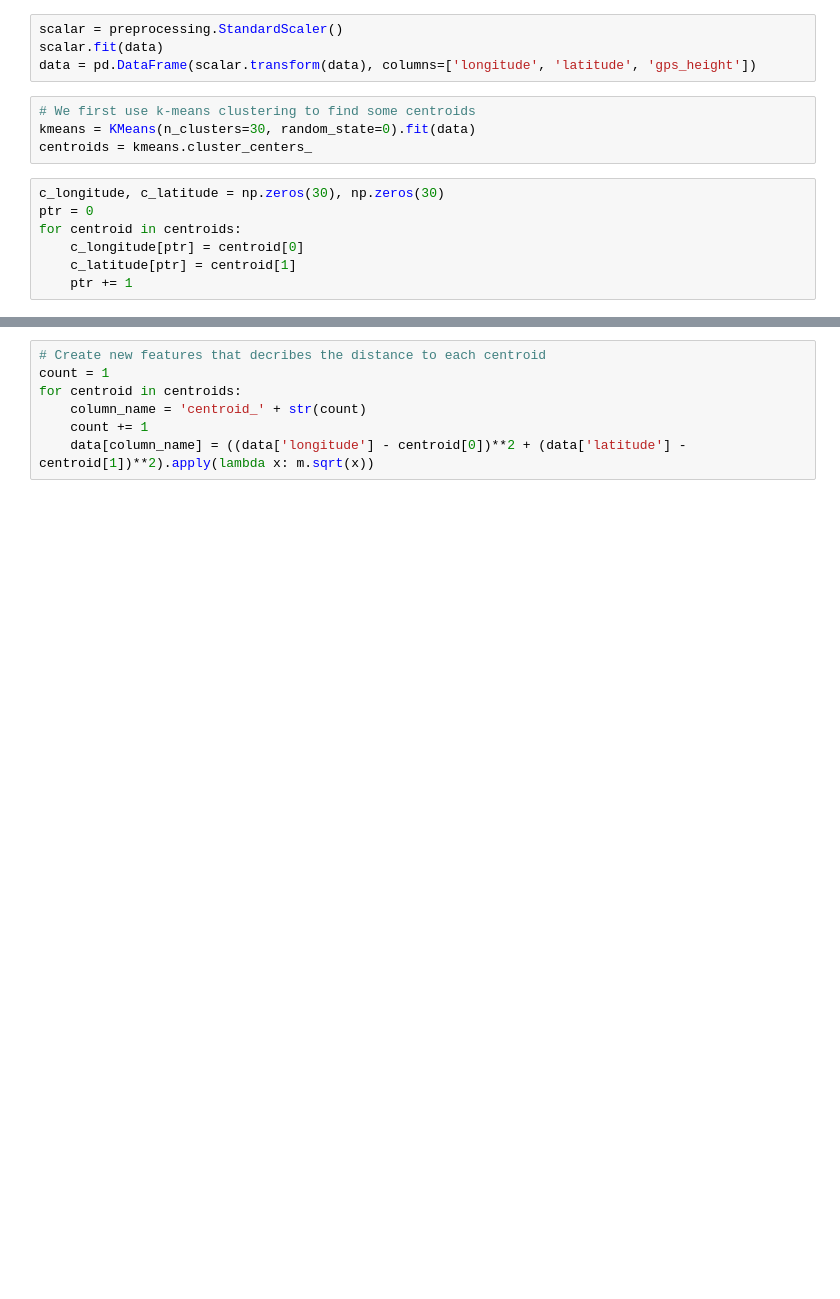
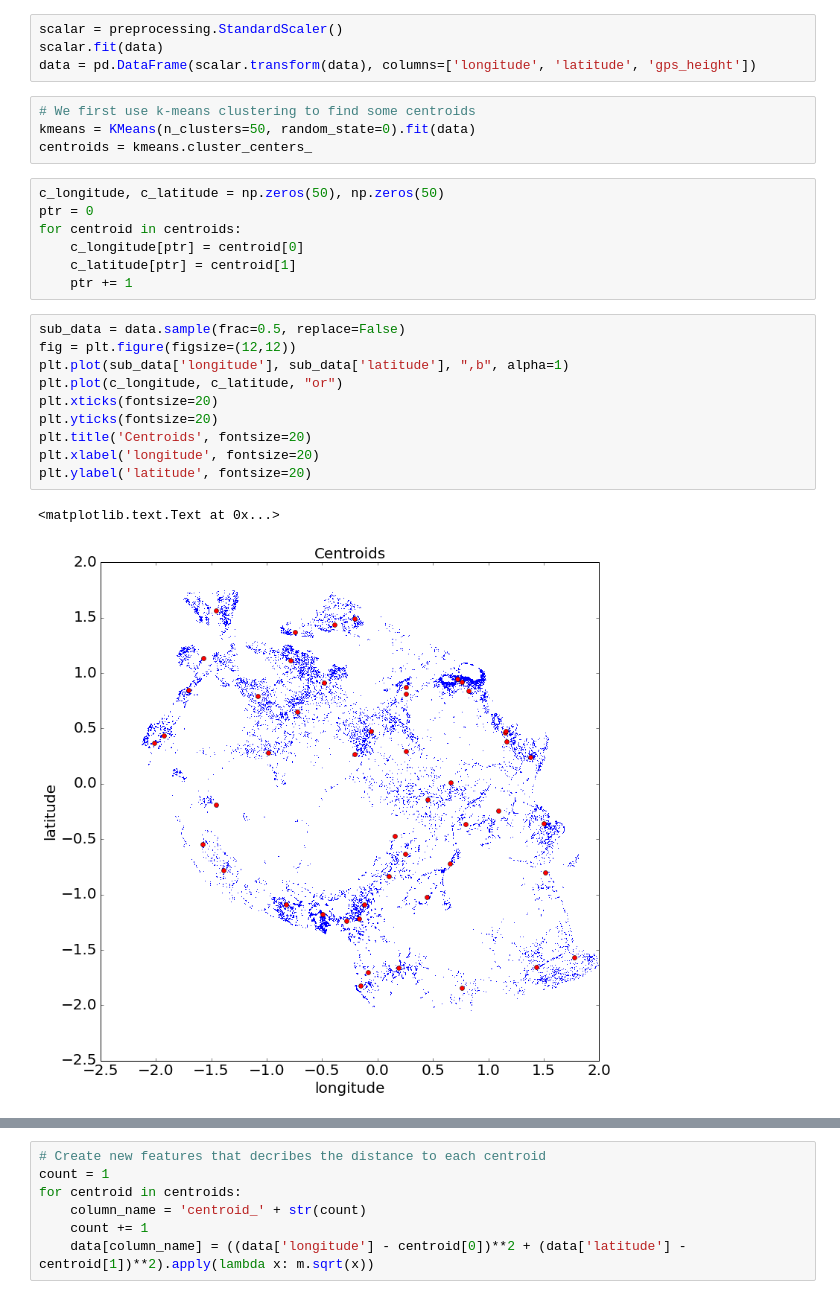
Before and after one commit to liufan2312/ORIE4741-DrivenData-Competition, a Jupyter notebook: Local Features.ipynb, the cells around one changed output, grey strips where cells are left out. Cells and saved outputs as stored; diff of their text form; blank space fills up the shorter version.

```diff
--- a/Local Features.ipynb
+++ b/Local Features.ipynb
@@ -75,12 +86,25 @@ scalar.fit(data)
 data = pd.DataFrame(scalar.transform(data), columns=['longitude', 'latitude', 'gps_height'])
 # %%
 # We first use k-means clustering to find some centroids
-kmeans = KMeans(n_clusters=30, random_state=0).fit(data)
+kmeans = KMeans(n_clusters=50, random_state=0).fit(data)
 centroids = kmeans.cluster_centers_
 # %%
-c_longitude, c_latitude = np.zeros(30), np.zeros(30)
+c_longitude, c_latitude = np.zeros(50), np.zeros(50)
 ptr = 0
 for centroid in centroids:
     c_longitude[ptr] = centroid[0]
     c_latitude[ptr] = centroid[1]
     ptr += 1
+# %%
+sub_data = data.sample(frac=0.5, replace=False)
+fig = plt.figure(figsize=(12,12))
+plt.plot(sub_data['longitude'], sub_data['latitude'], ",b", alpha=1)
+plt.plot(c_longitude, c_latitude, "or")
+plt.xticks(fontsize=20)
+plt.yticks(fontsize=20)
+plt.title('Centroids', fontsize=20)
+plt.xlabel('longitude', fontsize=20)
+plt.ylabel('latitude', fontsize=20)
+# %% [output]
+<matplotlib.text.Text at 0x...>
+[figure, added]
```
Also changed, not shown: parts of 9 cells of this notebook, 3 other files.
